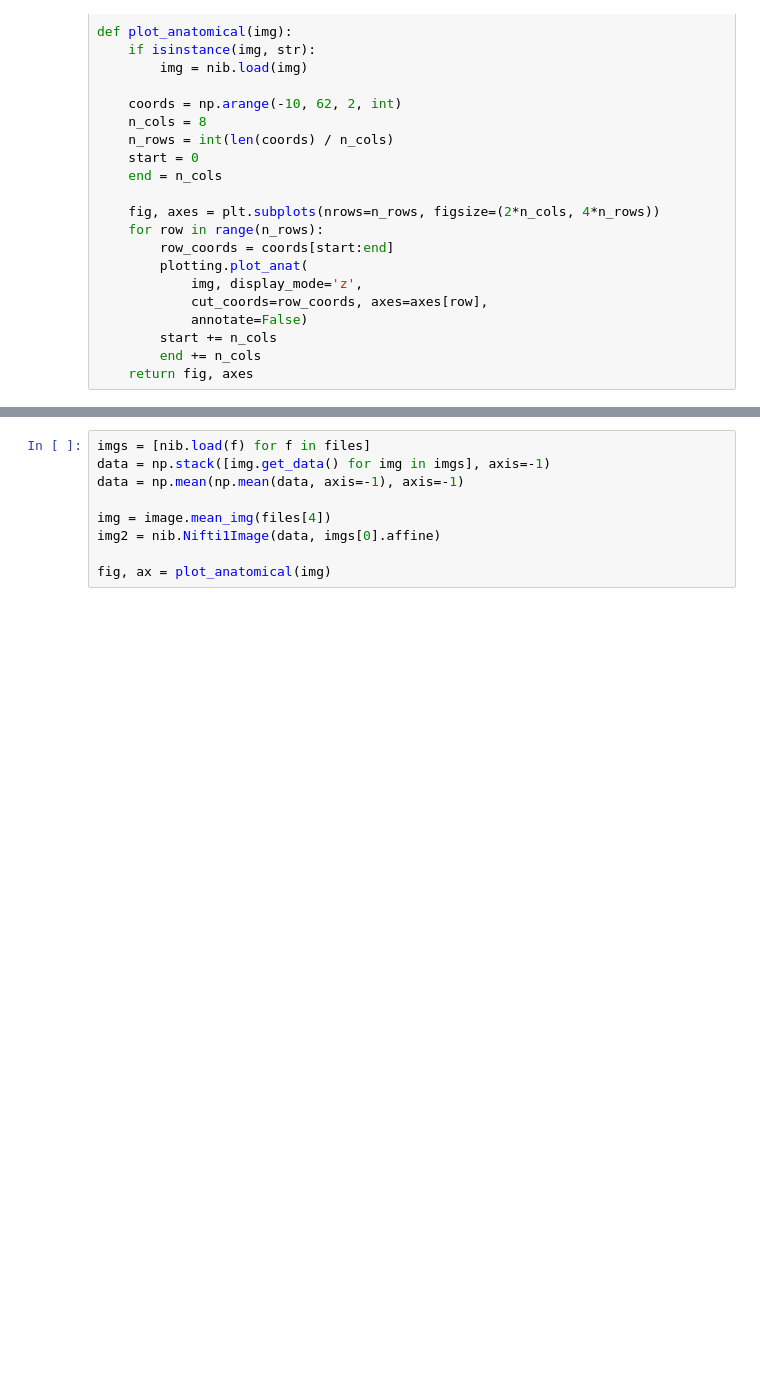
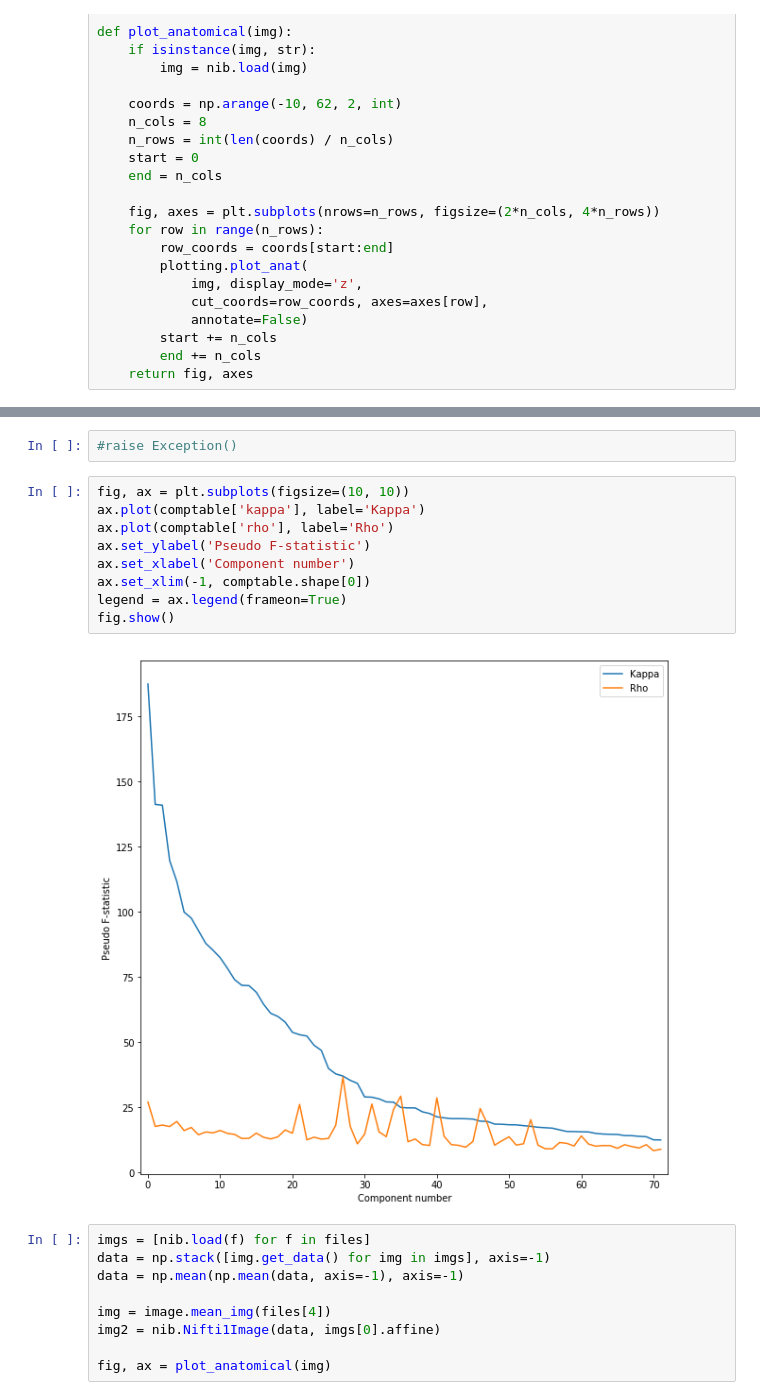
Before and after one commit to ME-ICA/tedana-comparison, a Jupyter notebook: code/make_maps.ipynb, the cells around one changed output, grey strips where cells are left out. Saved outputs shown, nothing was run; the diff lists cells and outputs as text; blank space fills up the shorter version.

```diff
--- a/code/make_maps.ipynb
+++ b/code/make_maps.ipynb
@@ -133,3 +136,16 @@ fig, ax = plot_spectra(comptable)
+# %%
+#raise Exception()
+# %%
+fig, ax = plt.subplots(figsize=(10, 10))
+ax.plot(comptable['kappa'], label='Kappa')
+ax.plot(comptable['rho'], label='Rho')
+ax.set_ylabel('Pseudo F-statistic')
+ax.set_xlabel('Component number')
+ax.set_xlim(-1, comptable.shape[0])
+legend = ax.legend(frameon=True)
+fig.show()
+# %% [output]
+[figure, added]
 # %%
 imgs = [nib.load(f) for f in files]
 data = np.stack([img.get_data() for img in imgs], axis=-1)
```
Also changed, not shown: parts of 14 cells of this notebook.
